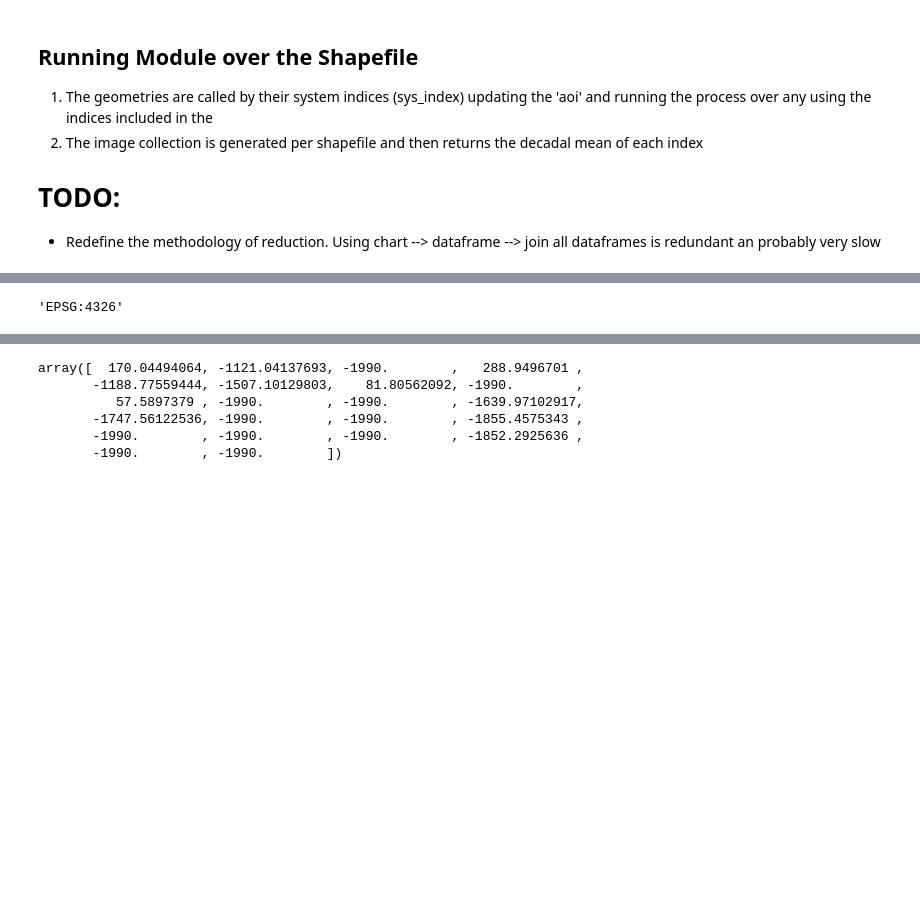
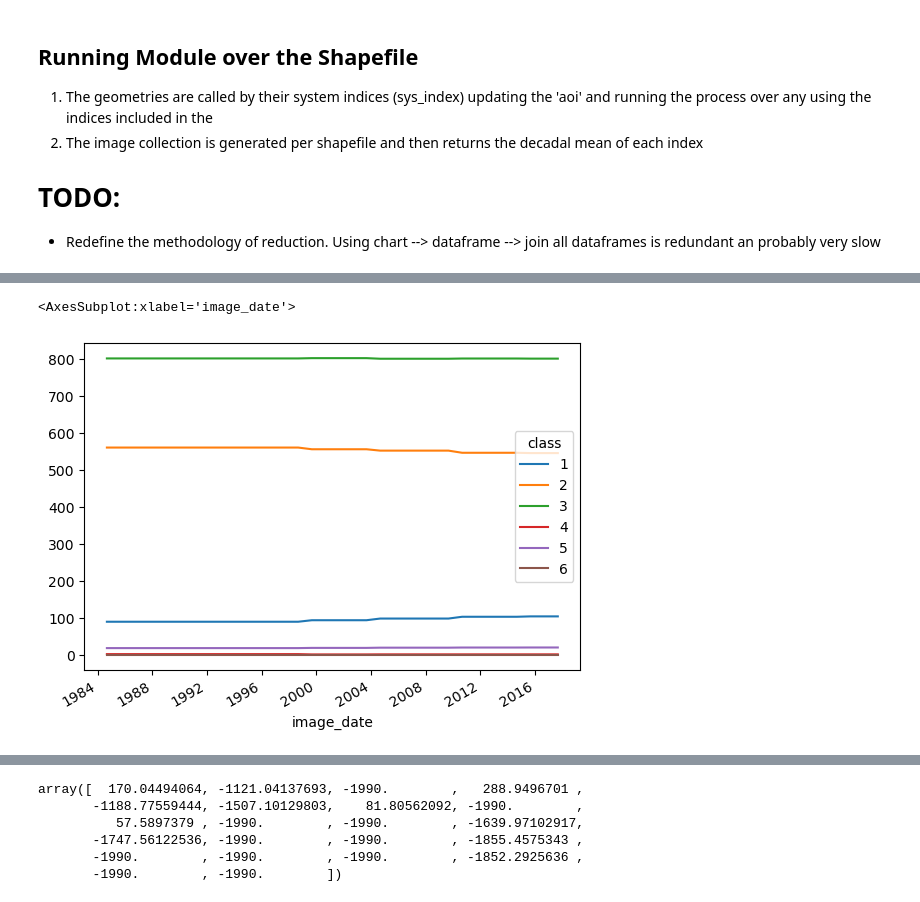
Before and after one commit to manrahan/MOH_MSc_Thesis, a Jupyter notebook: 1.1.1 EE_Meuse.ipynb, the cells around one changed output, grey strips where cells are left out. Saved outputs shown, nothing was run; the diff lists cells and outputs as text; code cells hidden in the pictures; blank space fills up the shorter version.

```diff
--- a/1.1.1 EE_Meuse.ipynb
+++ b/1.1.1 EE_Meuse.ipynb
@@ -709,5 +736,9 @@ classArea_df.to_excel('all_class.xlsx')
-# %%
-ee.ImageCollection(annual_med_calc).first().projection().getInfo()['crs']
-# %% [output]
-'EPSG:4326'
+# %%
+classArea_df1 = pd.read_excel('chooz_weighted.xlsx', header=[0,1], index_col=[0], parse_dates=True)
+acc = pd.Series(accuracy)
+classArea_df1.testing['accuracy2'] = acc
+classArea_df1.area_CORINE.plot()
+# %% [output]
+<AxesSubplot:xlabel='image_date'>
+[figure, added]
 # %%
```
Also changed, not shown: parts of 46 cells of this notebook, 4 other files.
